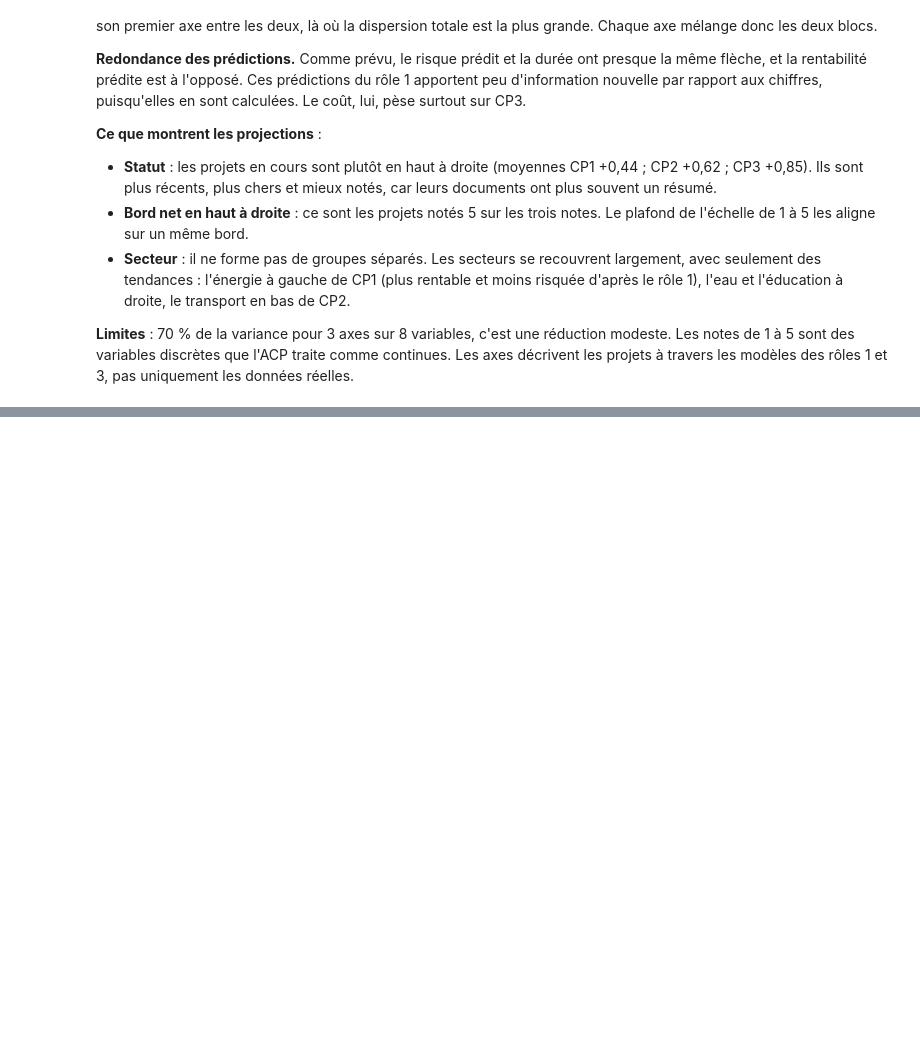
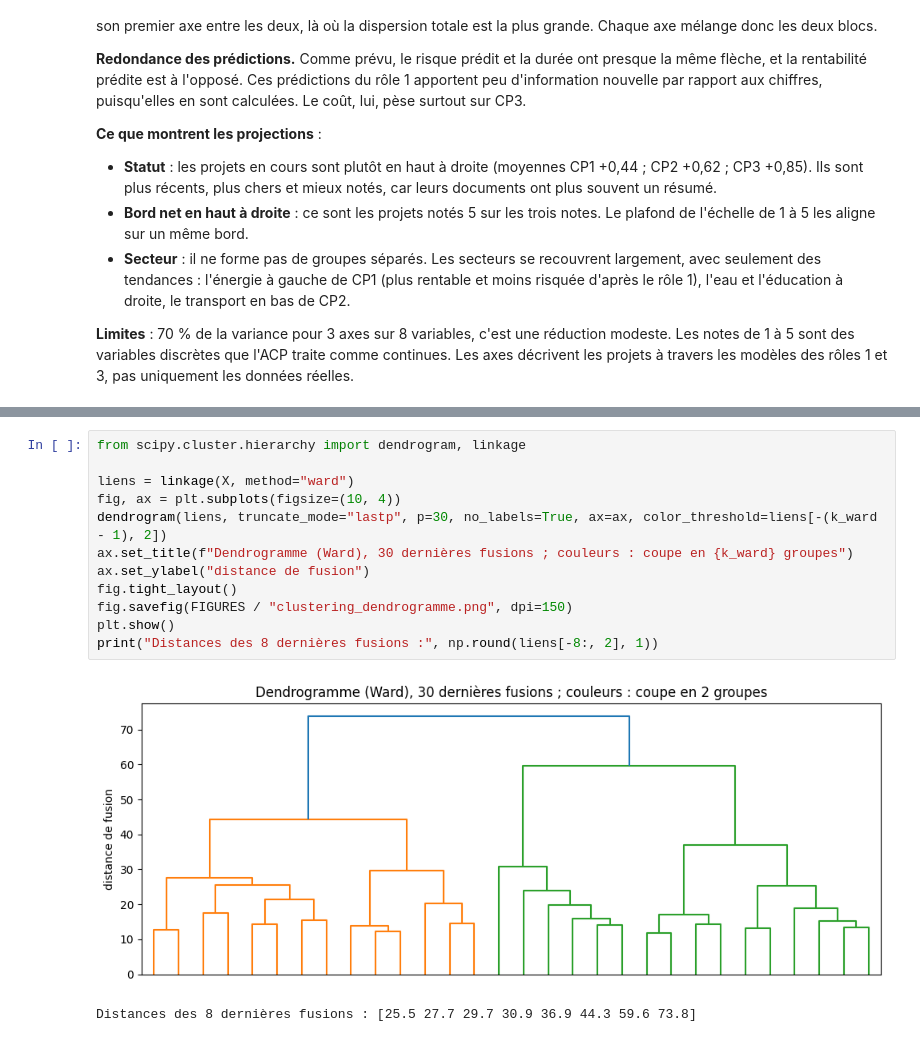
Before and after one commit to IlyasBBB/ia-agentique-investissement, a Jupyter notebook: notebooks/role2/01_non_supervise.ipynb, the cells around one changed output, grey strips where cells are left out. Cells and saved outputs as stored; diff of their text form; blank space fills up the shorter version.

```diff
--- a/notebooks/role2/01_non_supervise.ipynb
+++ b/notebooks/role2/01_non_supervise.ipynb
@@ -366,0 +429,15 @@ Les projets aux extrémités confirment ces noms. À droite de CP1, on trouve de
+# %%
+from scipy.cluster.hierarchy import dendrogram, linkage
+
+liens = linkage(X, method="ward")
+fig, ax = plt.subplots(figsize=(10, 4))
+dendrogram(liens, truncate_mode="lastp", p=30, no_labels=True, ax=ax, color_threshold=liens[-(k_ward - 1), 2])
+ax.set_title(f"Dendrogramme (Ward), 30 dernières fusions ; couleurs : coupe en {k_ward} groupes")
+ax.set_ylabel("distance de fusion")
+fig.tight_layout()
+fig.savefig(FIGURES / "clustering_dendrogramme.png", dpi=150)
+plt.show()
+print("Distances des 8 dernières fusions :", np.round(liens[-8:, 2], 1))
+# %% [output]
+[figure, added]
+Distances des 8 dernières fusions : [25.5 27.7 29.7 30.9 36.9 44.3 59.6 73.8]
```
Also changed, not shown: parts of 14 cells of this notebook, 8 other files.
